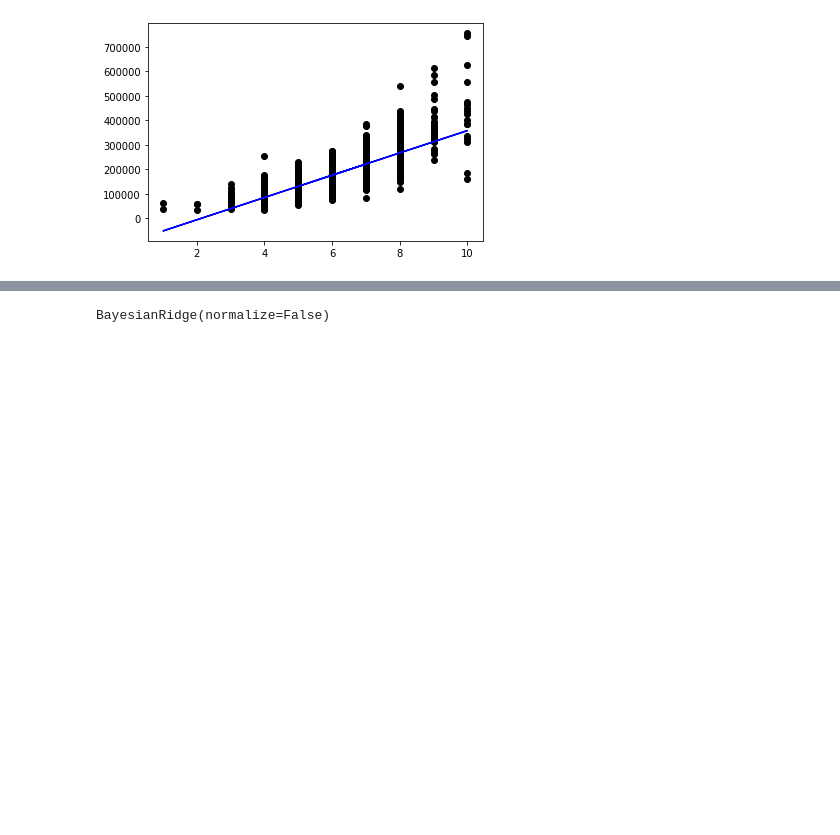
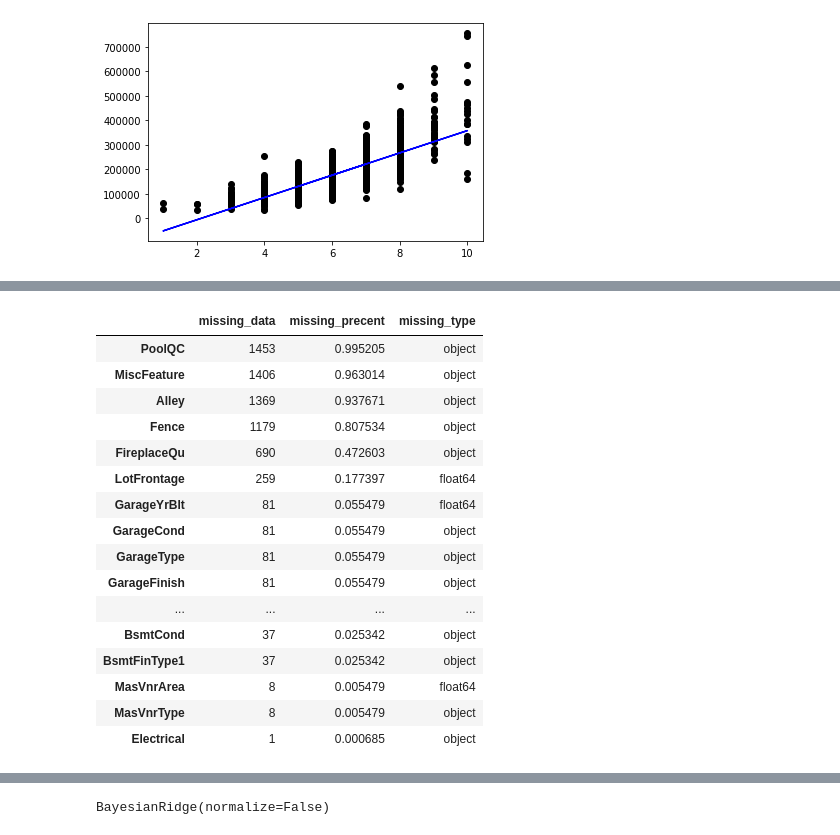
Before and after one commit to CS-521-A3/final-project-jaime-wang-and-Hilda-Guo, a Jupyter notebook: House_price_predict.ipynb, the cells around one changed output, grey strips where cells are left out. Drawn from its saved outputs; the diff is of its cells as text; code cells hidden in the pictures; blank space fills up the shorter version.

```diff
--- a/House_price_predict.ipynb
+++ b/House_price_predict.ipynb
@@ -217 +230,28 @@ sns.distplot(df['SalePrice'],fit=norm)
 [figure]
+# %%
+df = df.dropna(subset=['SalePrice'])
+missing_data = df.isnull().sum().sort_values(ascending = False)
+missing_precent = ((df.isnull().sum())/(df.isnull().count())).sort_values(ascending=False)
+missing_type = df.dtypes
+missing_all = pd.concat([missing_data,missing_precent,missing_type],axis=1,keys=['missing_data','missing_precent','missing_type'])
+missing_all.drop(missing_all[missing_data==0].index,inplace=True)
+missing_all.sort_values(by='missing_data',ascending=False)
+missing_all
+# %% [output]
+|  | missing_data | missing_precent | missing_type |
+| PoolQC | 1453 | 0.995205 | object |
+| MiscFeature | 1406 | 0.963014 | object |
+| Alley | 1369 | 0.937671 | object |
+| Fence | 1179 | 0.807534 | object |
+| FireplaceQu | 690 | 0.472603 | object |
+| LotFrontage | 259 | 0.177397 | float64 |
+| GarageYrBlt | 81 | 0.055479 | float64 |
+| GarageCond | 81 | 0.055479 | object |
+| GarageType | 81 | 0.055479 | object |
+| GarageFinish | 81 | 0.055479 | object |
+| ... | ... | ... | ... |
+| BsmtCond | 37 | 0.025342 | object |
+| BsmtFinType1 | 37 | 0.025342 | object |
+| MasVnrArea | 8 | 0.005479 | float64 |
+| MasVnrType | 8 | 0.005479 | object |
+| Electrical | 1 | 0.000685 | object |
```
Also changed, not shown: parts of 7 cells of this notebook.
